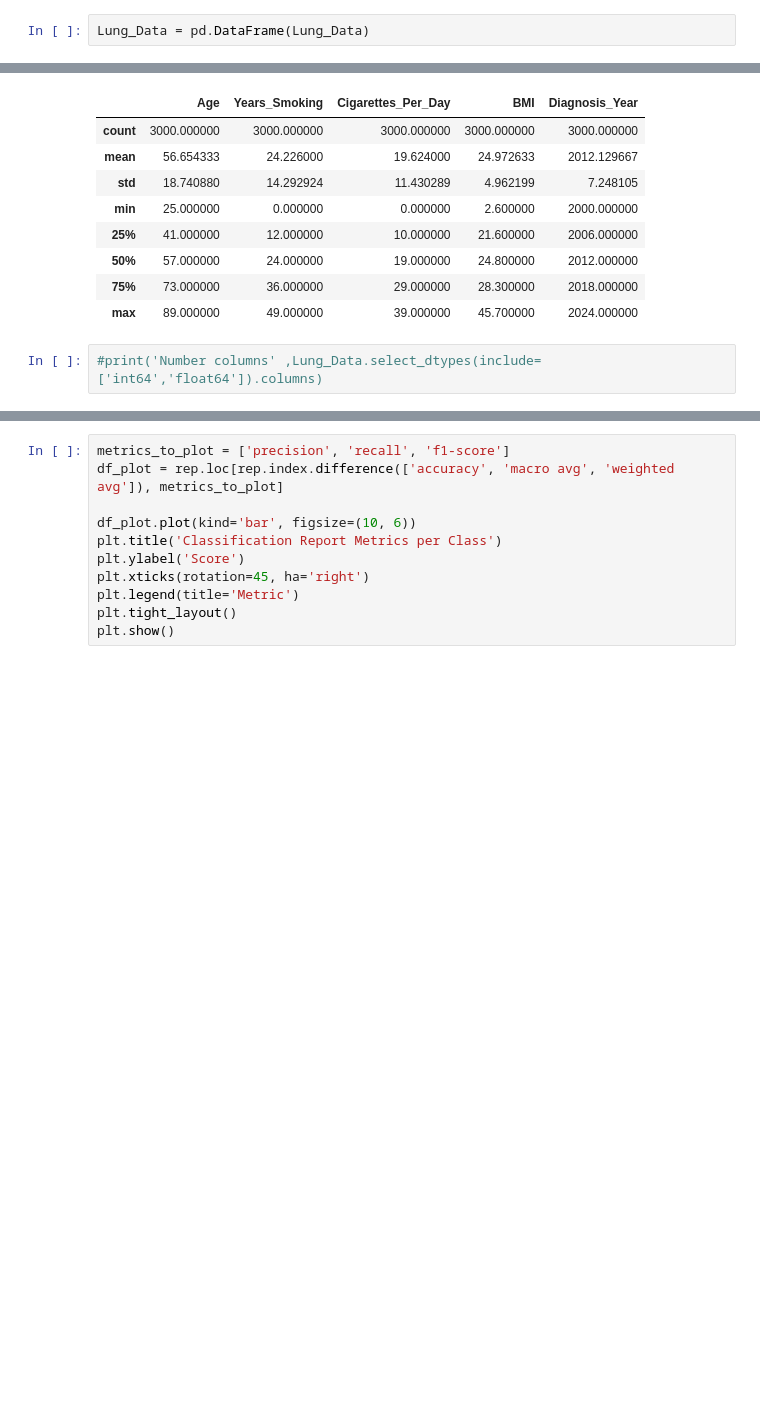
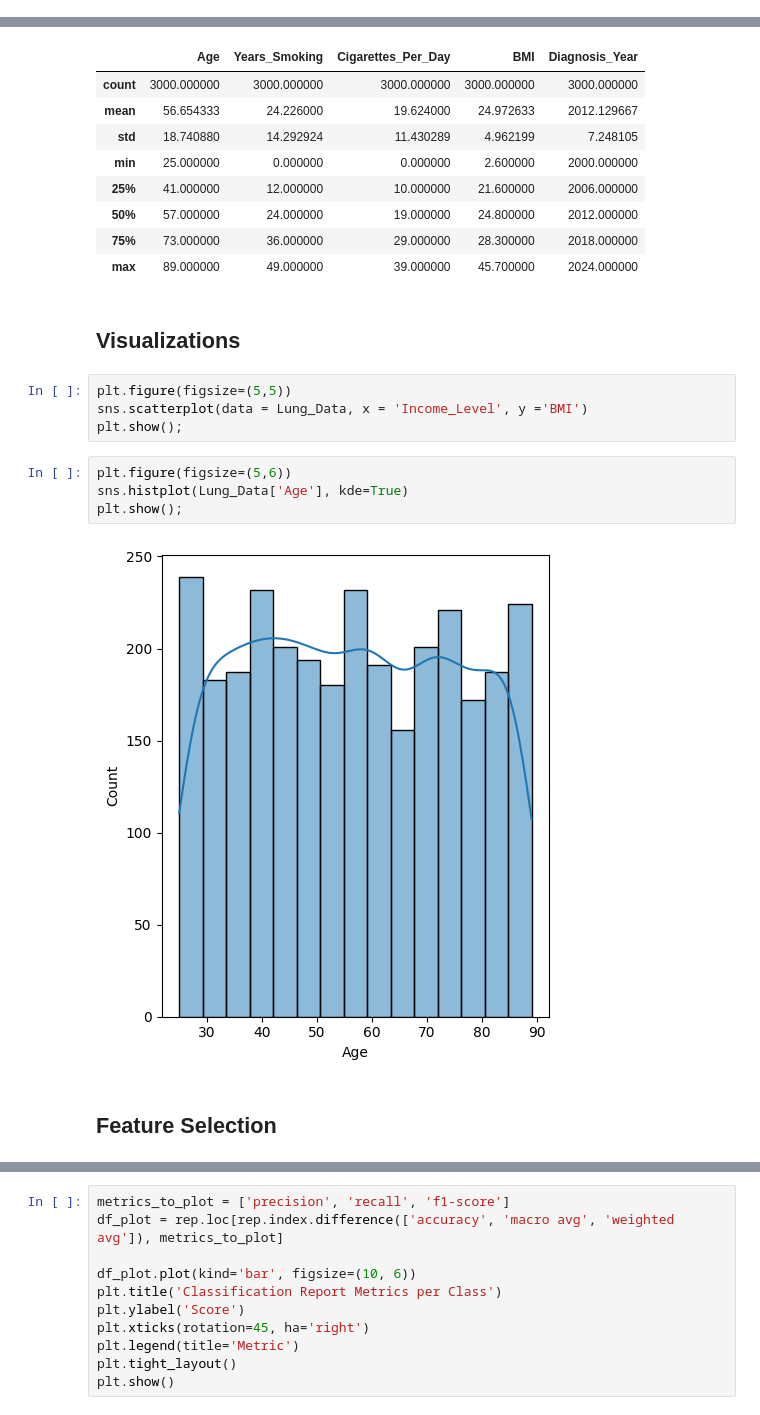
Before and after one commit to Astro0re/Machine_Learning_and_AI, a Jupyter notebook: Lung_cancer Model/Lung_model.ipynb, the cells around one changed output, grey strips where cells are left out. Saved outputs shown, nothing was run; the diff lists cells and outputs as text; blank space fills up the shorter version.

```diff
--- a/Lung_cancer Model/Lung_model.ipynb
+++ b/Lung_cancer Model/Lung_model.ipynb
@@ -100,2 +116,0 @@ memory usage: 562.6+ KB
-# %%
-Lung_Data = pd.DataFrame(Lung_Data)
@@ -113,6 +126,18 @@ Lung_Data.describe()
 | 50% | 57.000000 | 24.000000 | 19.000000 | 24.800000 | 2012.000000 |
 | 75% | 73.000000 | 36.000000 | 29.000000 | 28.300000 | 2018.000000 |
 | max | 89.000000 | 49.000000 | 39.000000 | 45.700000 | 2024.000000 |
-# %%
-#print('Number columns' ,Lung_Data.select_dtypes(include=['int64','float64']).columns)
+# %% [markdown]
+## Visualizations
+# %%
+plt.figure(figsize=(5,5))
+sns.scatterplot(data = Lung_Data, x = 'Income_Level', y ='BMI')
+plt.show();
+# %%
+plt.figure(figsize=(5,6))
+sns.histplot(Lung_Data['Age'], kde=True)
+plt.show();
+# %% [output]
+[figure, added]
+# %% [markdown]
+## Feature Selection
 # %%
```
Also changed, not shown: parts of 60 cells of this notebook, 2 other files.
